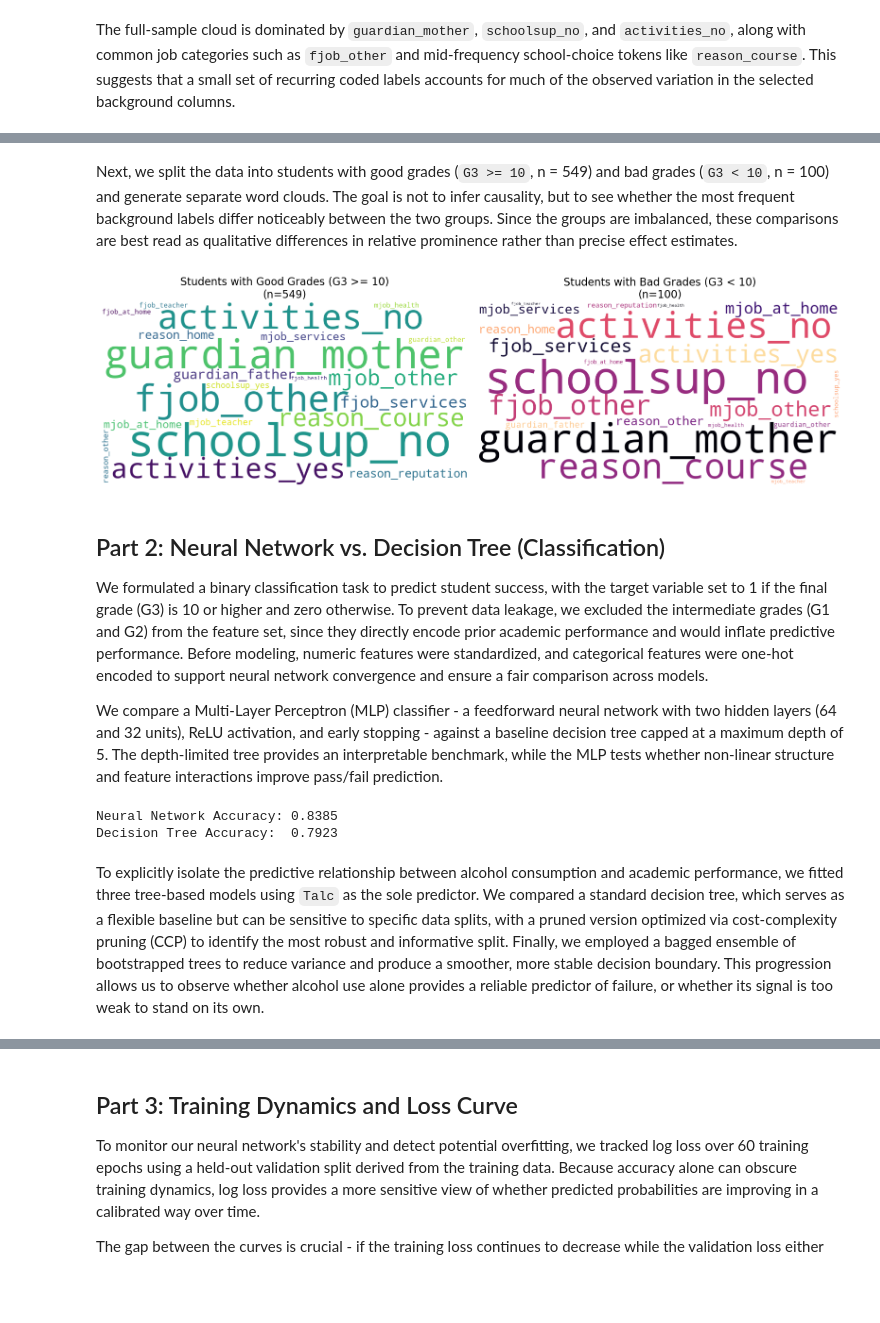
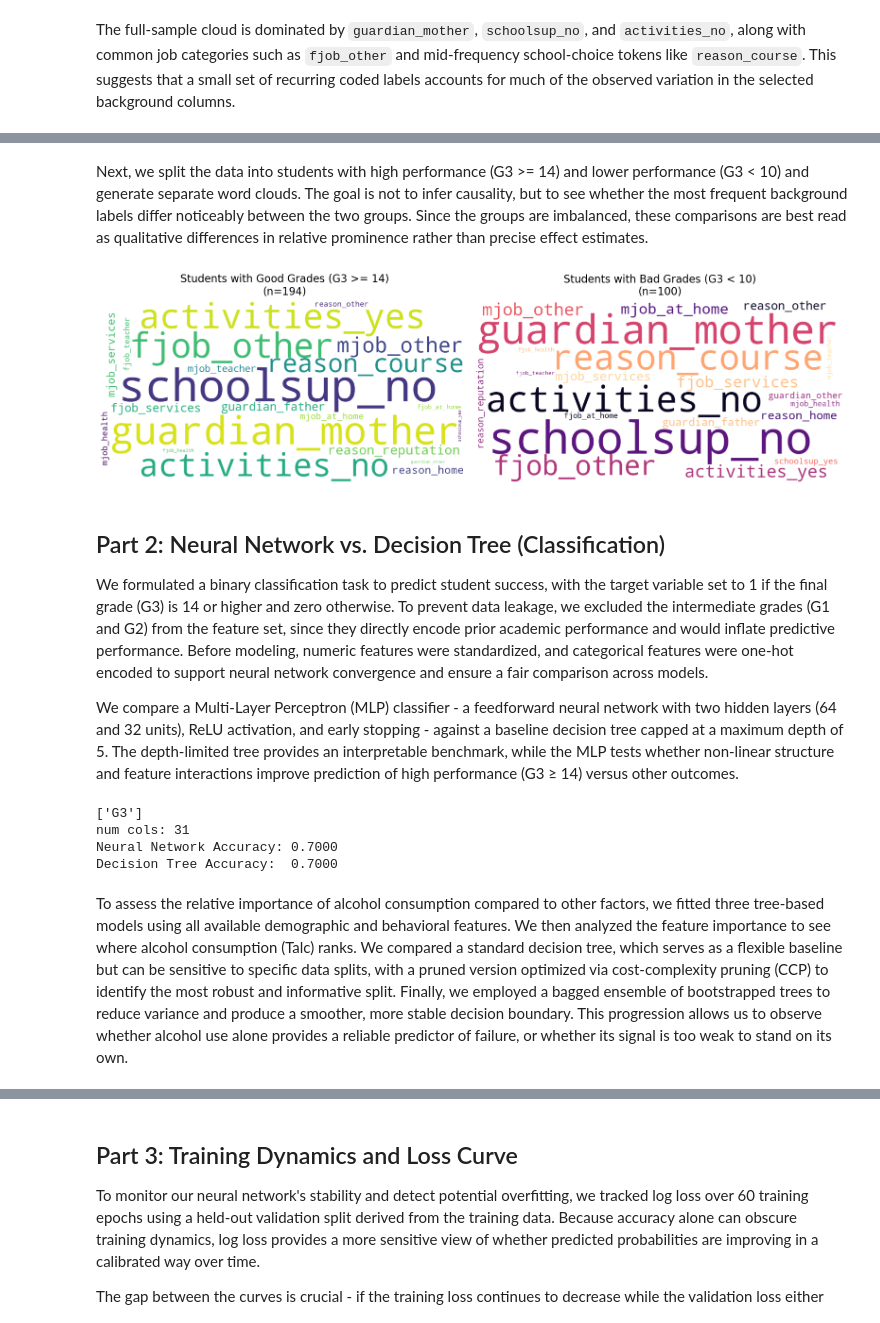
Before and after one commit to sherelleli/qtm347_finalproject, a Jupyter notebook: 3_neural_networks_text_mining.ipynb, the cells around one changed output, grey strips where cells are left out. Drawn from its saved outputs; the diff is of its cells as text; code cells hidden in the pictures; blank space fills up the shorter version.

Commit message:
changes to 14 instead of 10, added graphs, edited conclusions to accurately reflect new changes

```diff
--- a/3_neural_networks_text_mining.ipynb
+++ b/3_neural_networks_text_mining.ipynb
@@ -105,8 +105,8 @@ plt.show()
 # %% [markdown]
-Next, we split the data into students with good grades (`G3 >= 10`, n = 549) and bad grades (`G3 < 10`, n = 100) and generate separate word clouds. The goal is not to infer causality, but to see whether the most frequent background labels differ noticeably between the two groups. Since the groups are imbalanced, these comparisons are best read as qualitative differences in relative prominence rather than precise effect estimates.
+Next, we split the data into students with high performance (G3 >= 14) and lower performance (G3 < 10) and generate separate word clouds. The goal is not to infer causality, but to see whether the most frequent background labels differ noticeably between the two groups. Since the groups are imbalanced, these comparisons are best read as qualitative differences in relative prominence rather than precise effect estimates.
 # %%
 # We use explicit subsets as requested
-good_grades_df = df[df['G3'] >= 10]
+good_grades_df = df[df['G3'] >= 14]
 bad_grades_df  = df[df['G3'] < 10]
 
 # Helper to build "tokenized" text g., "reason_course")
@@ -119,49 +119,51 @@ def build_text(sub_df):
         .tolist()
     ).lower()
 
 # Generate text blobs for each group
 text_good = build_text(good_grades_df)
 text_bad  = build_text(bad_grades_df)
 
 # Generate Word Clouds withColormaps
 wc_good = WordCloud(width=900, height=450, background_color="white",
                     collocations=False, max_words=100, colormap="viridis").generate(text_good)
 
 wc_bad = WordCloud(width=900, height=450, background_color="white",
                    collocations=False, max_words=100, colormap="magma").generate(text_bad)
 
 #  Plot Side-by-Side
 plt.figure(figsize=(16, 6))
 
 plt.subplot(1, 2, 1)
 plt.imshow(wc_good, interpolation="bilinear")
 plt.axis("off")
-plt.title(f"Students with Good Grades (G3 >= 10)\n(n={len(good_grades_df)})", fontsize=16)
+plt.title(f"Students with Good Grades (G3 >= 14)\n(n={len(good_grades_df)})", fontsize=16)
 
 plt.subplot(1, 2, 2)
 plt.imshow(wc_bad, interpolation="bilinear")
 plt.axis("off")
 plt.title(f"Students with Bad Grades (G3 < 10)\n(n={len(bad_grades_df)})", fontsize=16)
 
 plt.tight_layout()
 plt.savefig("graphs/word_cloud_good_vs_bad.png", dpi=200, bbox_inches="tight")
 plt.show()
 # %% [output]
-[figure, old version]
+[figure, new version]
 # %% [markdown]
 ## Part 2: Neural Network vs. Decision Tree (Classification)
 
-We formulated a binary classification task to predict student success, with the target variable set to 1 if the final grade (G3) is 10 or higher and zero otherwise. To prevent data leakage, we excluded the intermediate grades (G1 and G2) from the feature set, since they directly encode prior academic performance and would inflate predictive performance. Before modeling, numeric features were standardized, and categorical features were one-hot encoded to support neural network convergence and ensure a fair comparison across models.
+We formulated a binary classification task to predict student success, with the target variable set to 1 if the final grade (G3) is 14 or higher and zero otherwise. To prevent data leakage, we excluded the intermediate grades (G1 and G2) from the feature set, since they directly encode prior academic performance and would inflate predictive performance. Before modeling, numeric features were standardized, and categorical features were one-hot encoded to support neural network convergence and ensure a fair comparison across models.
 
-We compare a Multi-Layer Perceptron (MLP) classifier - a feedforward neural network with two hidden layers (64 and 32 units), ReLU activation, and early stopping - against a baseline decision tree capped at a maximum depth of 5. The depth-limited tree provides an interpretable benchmark, while the MLP tests whether non-linear structure and feature interactions improve pass/fail prediction.
+We compare a Multi-Layer Perceptron (MLP) classifier - a feedforward neural network with two hidden layers (64 and 32 units), ReLU activation, and early stopping - against a baseline decision tree capped at a maximum depth of 5. The depth-limited tree provides an interpretable benchmark, while the MLP tests whether non-linear structure and feature interactions improve prediction of high performance (G3 ≥ 14) versus other outcomes.
 # %%
-# Create Binary Target (Pass = G3 >= 10)
-df['passed'] = (df['G3'] >= 10).astype(int)
+# Create Binary Target
+print([c for c in ["G1","G2","G3"] if c in df.columns])
+print("num cols:", len(df.columns))
 
-# fdefine x and y and drop unnecessary columns
-drop_cols = ['G3', 'passed', 'G1', 'G2']
-X = df.drop(columns=[c for c in drop_cols if c in df.columns])
-y = df['passed']
+df["good_perf"] = (df["G3"] >= 14).astype(int)
+
+drop_cols = [c for c in ["G3","good_perf","G1","G2"] if c in df.columns]
+X = df.drop(columns=drop_cols)
+y = df["good_perf"]
 
 # define Preprocessing Pipeline
 num_cols = X.select_dtypes(include=['int64', 'float64']).columns
@@ -205,7 +207,9 @@ dt_acc = accuracy_score(y_test, dt_pred)
 print(f"Neural Network Accuracy: {nn_acc:.4f}")
 print(f"Decision Tree Accuracy:  {dt_acc:.4f}")
 # %% [output]
-Neural Network Accuracy: 0.8385
-Decision Tree Accuracy:  0.7923
+['G3']
+num cols: 31
+Neural Network Accuracy: 0.7000
+Decision Tree Accuracy:  0.7000
 # %% [markdown]
-To explicitly isolate the predictive relationship between alcohol consumption and academic performance, we fitted three tree-based models using `Talc` as the sole predictor. We compared a standard decision tree, which serves as a flexible baseline but can be sensitive to specific data splits, with a pruned version optimized via cost-complexity pruning (CCP) to identify the most robust and informative split. Finally, we employed a bagged ensemble of bootstrapped trees to reduce variance and produce a smoother, more stable decision boundary. This progression allows us to observe whether alcohol use alone provides a reliable predictor of failure, or whether its signal is too weak to stand on its own.
+To assess the relative importance of alcohol consumption compared to other factors, we fitted three tree-based models using all available demographic and behavioral features. We then analyzed the feature importance to see where alcohol consumption (Talc) ranks. We compared a standard decision tree, which serves as a flexible baseline but can be sensitive to specific data splits, with a pruned version optimized via cost-complexity pruning (CCP) to identify the most robust and informative split. Finally, we employed a bagged ensemble of bootstrapped trees to reduce variance and produce a smoother, more stable decision boundary. This progression allows us to observe whether alcohol use alone provides a reliable predictor of failure, or whether its signal is too weak to stand on its own.
```
Also changed, not shown: parts of 5 cells of this notebook, 8 other files.
